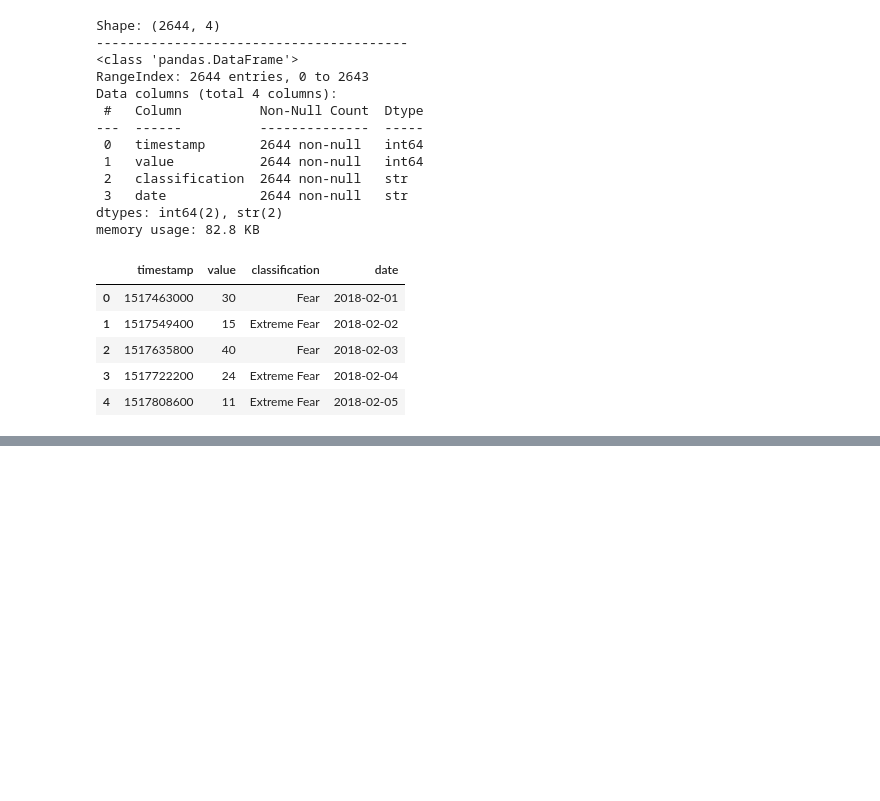
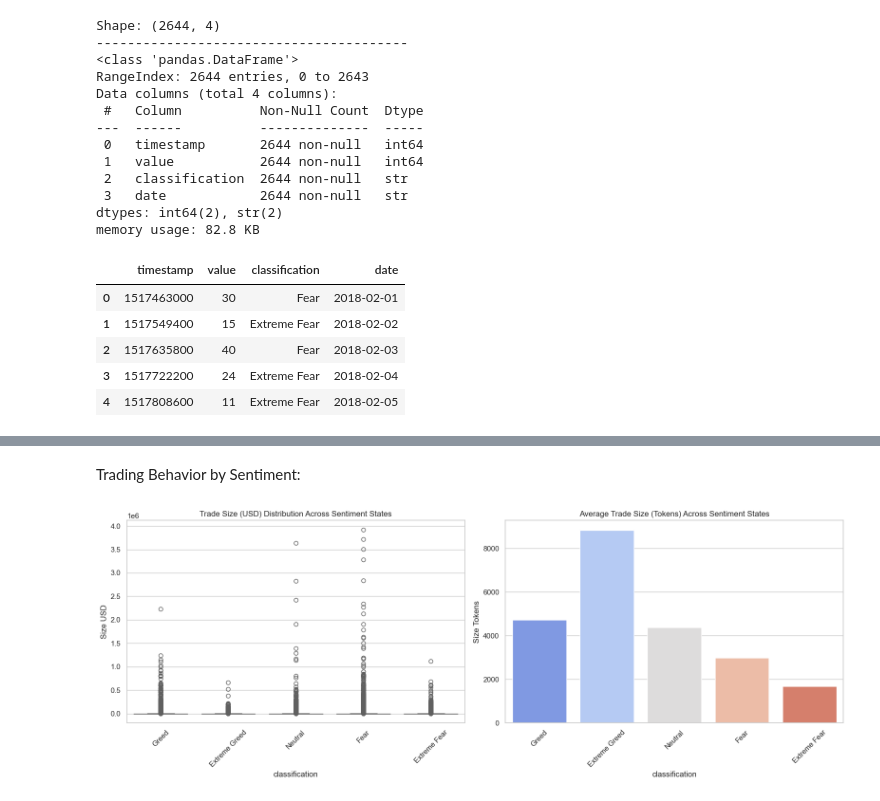
Before and after one commit to Taqreem-k/primetrade-sentiment-analysis, a Jupyter notebook: analysis.ipynb, the cells around one changed output, grey strips where cells are left out. Cells and saved outputs as stored; diff of their text form; code cells hidden in the pictures; blank space fills up the shorter version.

```diff
--- a/analysis.ipynb
+++ b/analysis.ipynb
@@ -130,0 +209,19 @@ except KeyError as e:
+# %% [markdown]
+Trading Behavior by Sentiment:
+# %%
+fig, axes = plt.subplots(1, 2, figsize=(16, 6))
+
+# Plot 1: Size USD by Sentiment
+sns.boxplot(data=df_merged, x='classification', y='Size USD', ax=axes[0], palette="coolwarm")
+axes[0].set_title("Trade Size (USD) Distribution Across Sentiment States")
+axes[0].tick_params(axis='x', rotation=45)
+
+# Plot 2: Size Tokens by Sentiment
+sns.barplot(data=df_merged, x='classification', y='Size Tokens', ax=axes[1], palette="coolwarm", errorbar=None)
+axes[1].set_title("Average Trade Size (Tokens) Across Sentiment States")
+axes[1].tick_params(axis='x', rotation=45)
+
+plt.tight_layout()
+plt.show()
+# %% [output]
+[figure, added]
```
Also changed, not shown: parts of 18 cells of this notebook, 1 other file.
